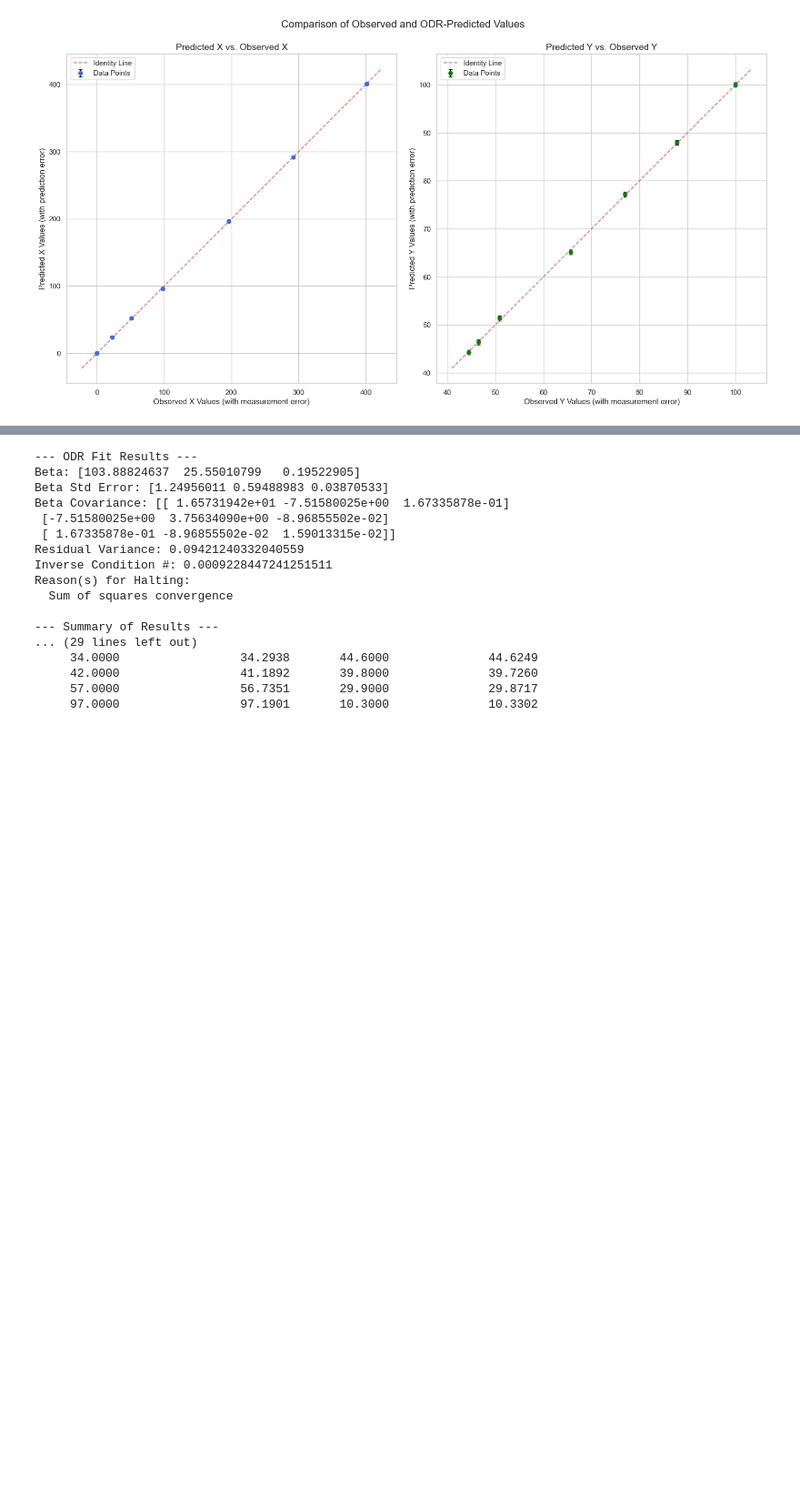
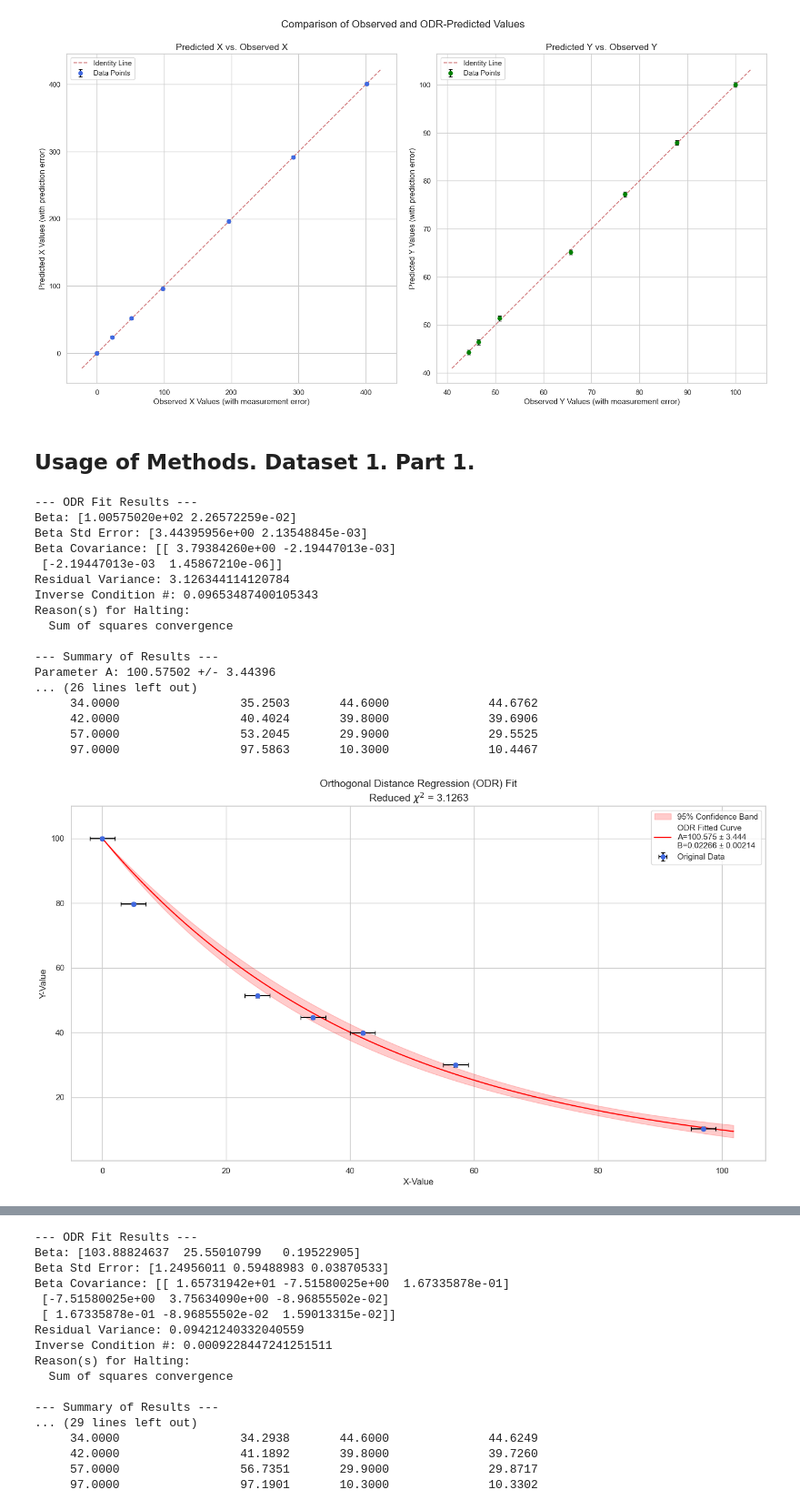
Before and after one commit to Yakovliev/quantopia, a Jupyter notebook: _sources/math/odr-code.ipynb, the cells around one changed output, grey strips where cells are left out. Shown at 91% size. Cells and saved outputs as stored; diff of their text form; code cells hidden in the pictures; blank space fills up the shorter version.

```diff
--- a/_sources/math/odr-code.ipynb
+++ b/_sources/math/odr-code.ipynb
@@ -641,3 +641,52 @@ Parameter A: 56.76943 +/- 0.42674
     401.0000                400.9846       44.4000              44.3095
 [figure]
 [figure]
+# %% [markdown]
+## Usage of Methods. Dataset 1. Part 1.
+# %%
+def model_function(beta, x):
+    """
+    The custom function to approximate the data.
+    f(x; A, B) = A * (np.exp(-B * x) - 1) + 100
+    Note: The signature is now (beta, x) for scipy.odr.
+    """
+    A, B = beta
+    return A * (np.exp(-B * x) - 1) + 100
+
+# Dataset 1
+x = np.array([0, 5, 25, 34, 42, 57, 97])
+y_obs = np.array([100, 79.7, 51.3, 44.6, 39.8, 29.9, 10.3])
+sigma_y = np.full_like(y_obs, 0.5, dtype=float)
+sigma_x = np.full_like(x, 2.0, dtype=float)
+initial_guess = [50, 0.01]
+
+# Analyze the curve fit and get results using ODR
+odr_results = analyze_odr(x, y_obs, sigma_x, sigma_y, model_function, initial_guess)
+
+# Print the metrics
+print_metrics(odr_results)
+
+# Draw the curve fit plot
+draw_curve_fit(odr_results, model_function)
+
+# Plot predicted vs observed values
+plot_predicted_vs_observed(odr_results, show_errors=True)
+# %% [output]
+--- ODR Fit Results ---
+Beta: [1.00575020e+02 2.26572259e-02]
+Beta Std Error: [3.44395956e+00 2.13548845e-03]
+Beta Covariance: [[ 3.79384260e+00 -2.19447013e-03]
+ [-2.19447013e-03  1.45867210e-06]]
+Residual Variance: 3.126344114120784
+Inverse Condition #: 0.09653487400105343
+Reason(s) for Halting:
+  Sum of squares convergence
+
+--- Summary of Results ---
+Parameter A: 100.57502 +/- 3.44396
+... (26 lines left out)
+     34.0000                 35.2503       44.6000              44.6762
+     42.0000                 40.4024       39.8000              39.6906
+     57.0000                 53.2045       29.9000              29.5525
+     97.0000                 97.5863       10.3000              10.4467
+[figure, added]
```
Also changed, not shown: parts of 10 cells of this notebook, 12 other files.
